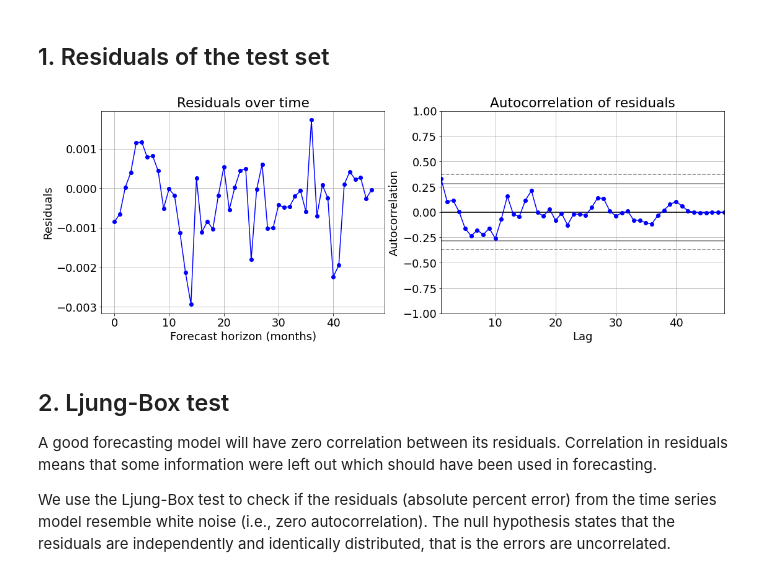
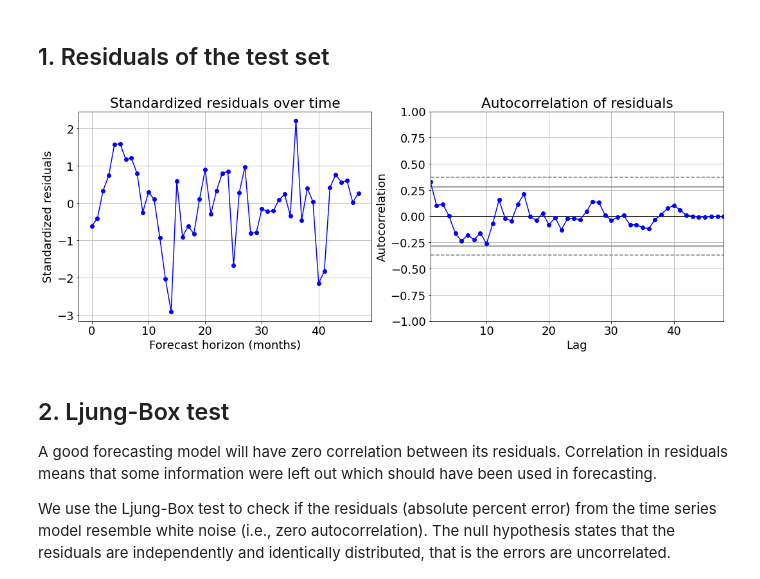
Before and after one commit to Owerre/Time-Series-Forecasting, a Jupyter notebook: fatality-forecast/notebooks/05-gpr.ipynb, the cells around one changed output. Cells and saved outputs as stored; diff of their text form; code cells hidden in the pictures.

```diff
--- a/fatality-forecast/notebooks/05-gpr.ipynb
+++ b/fatality-forecast/notebooks/05-gpr.ipynb
@@ -129,21 +129,22 @@ plt.show()
 # %%
 plt.figure(figsize = (18,6))
 residual = y_test.values-yhat
-# rstandard = (residual-np.mean(residual))/np.std(residual)
+rstandard = (residual-np.mean(residual))/np.std(residual)
 
 plt.subplot(121)
-plt.plot(np.arange(len(residual)), residual, color = 'b', marker = 'o')
+plt.plot(np.arange(len(rstandard)), rstandard, color = 'b', marker = 'o')
 plt.grid(True)
 plt.xlabel('Forecast horizon (months)')
-plt.ylabel('Residuals')
-plt.title('Residuals over time')
+plt.ylabel('Standardized residuals')
+plt.title('Standardized residuals over time')
 
 plt.subplot(122)
 pd.plotting.autocorrelation_plot(pd.Series(residual), color = 'b', marker = 'o')
 plt.title('Autocorrelation of residuals')
+plt.savefig('../images/figdg.png')
 plt.show()
 # %% [output]
-[figure, old version]
+[figure, new version]
 # %% [markdown]
 ## 2. Ljung-Box test
 
```
Also changed, not shown: parts of 1 cell of this notebook, 3 other files.
